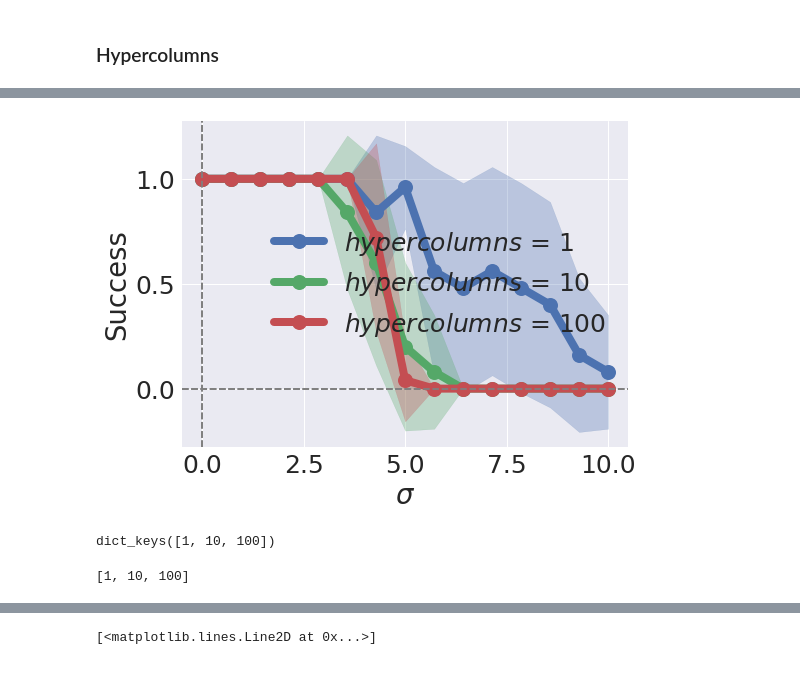
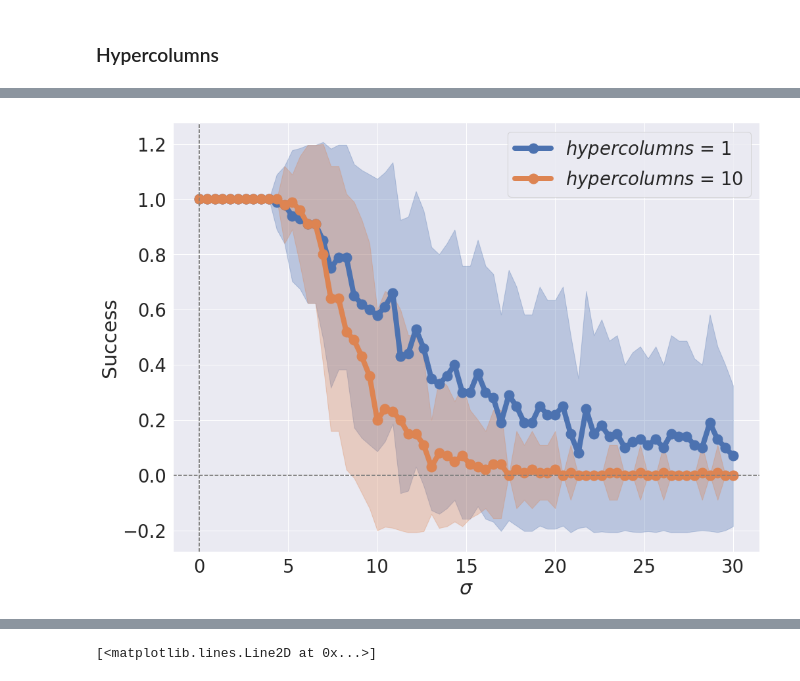
Before and after one commit to h-mayorquin/sequence_learning_paper, a Jupyter notebook: jupyter/2018-08-10(Noise calculations I).ipynb, the cells around one changed output, grey strips where cells are left out. Drawn from its saved outputs; the diff is of its cells as text; code cells hidden in the pictures.

```diff
--- a/jupyter/2018-08-10(Noise calculations I).ipynb
+++ b/jupyter/2018-08-10(Noise calculations I).ipynb
@@ -818,0 +886,4 @@ for index, minicolumns in enumerate(parameter_list):
+# %%
+for hypercolumns in hypercolumns_set:
+    results_dictionary = results_dictionary_collection[hypercolumns]
+    plot_failure_types(results_dictionary, title=str(hypercolumns))
@@ -821,7 +1021,7 @@ for index, minicolumns in enumerate(parameter_list):
 strict_maximum = True
 
 g_a = 1.0
-g_I = 100.0
+g_I = 10.0
 tau_a = 0.250
 G = 1.0
 sigma_out = 0.0
@@ -830,19 +1030,20 @@ tau_z_pre = 0.025
 tau_z_post = 0.005
 
 # Training
-ws = 1.0
-wn = 0.0
+ws = 0.59
+wn = -0.23
 wb = -20.0
-alpha = 1.0
+alpha = wn - (-2.0)
+print('alpha', alpha)
 
 T_persistence = 0.050
 
 
-hypercolumns_set = [1, 10, 100]
+hypercolumns_set = [1, 10]
 results_dictionary_collection_hypercolumns = {}
-sigma_number = 15
-samples = 25
-sigma_max = 10
+sigma_number = 70
+samples = 100
+sigma_max = 30
 
 for hypercolumns in hypercolumns_set:
 
@@ -854,27 +1055,12 @@ for hypercolumns in hypercolumns_set:
     values_to_save = ['o']
 
     # Neural Network
-    nn = Network(
-        hypercolumns,
-        minicolumns,
-        G=G,
-        tau_s=tau_s,
-        tau_z_pre=tau_z_pre,
-        tau_z_post=tau_z_post,
-        tau_a=tau_a,
-        g_a=g_a,
-        g_I=g_I,
-        sigma_out=sigma_out,
-        epsilon=epsilon,
-        prng=np.random,
-        strict_maximum=strict_maximum,
-        perfect=False,
-        normalized_currents=True)
+    nn = Network(hypercolumns, minicolumns, G=G, tau_s=tau_s, tau_z_pre=tau_z_pre, tau_z_post=tau_z_post,
+                 tau_a=tau_a, g_a=g_a, g_I=g_I, sigma_out=sigma_out, epsilon=epsilon, prng=np.random,
+                 strict_maximum=strict_maximum, perfect=False, normalized_currents=True)
 
     # Build the manager
     manager = NetworkManager(nn=nn, dt=dt, values_to_save=values_to_save)
-
-
 
     manager.run_artificial_protocol(ws=ws, wn=wn, wb=wb, alpha=alpha)
     results_dictionary = run_sigma_sweep(sigma_number, samples, sigma_max,
@@ -891,19 +1077,10 @@ Wall time: 47.6 s
 # %%
 results_dictionary_collection = results_dictionary_collection_hypercolumns
 parameter_list = hypercolumns_set
 ax = None
 for index, hypercolumns in enumerate(parameter_list):
     label = r'$hypercolumns$ = ' + str(hypercolumns)
     results_dictionary = results_dictionary_collection[hypercolumns]
-    ax = plot_mean_success_vs_sigma(results_dictionary,
-                                    index=index, label=label, ax=ax)
+    ax = plot_mean_success_vs_sigma(results_dictionary, index=index, label=label, ax=ax)
 # %% [output]
-[figure, old version]
+[figure, new version]
-# %%
-results_dictionary_collection_hypercolumns.keys()
-# %% [output]
-dict_keys([1, 10, 100])
-# %%
-hypercolumns_set
-# %% [output]
-[1, 10, 100]
```
Also changed, not shown: parts of 17 cells of this notebook, 5 other files.
